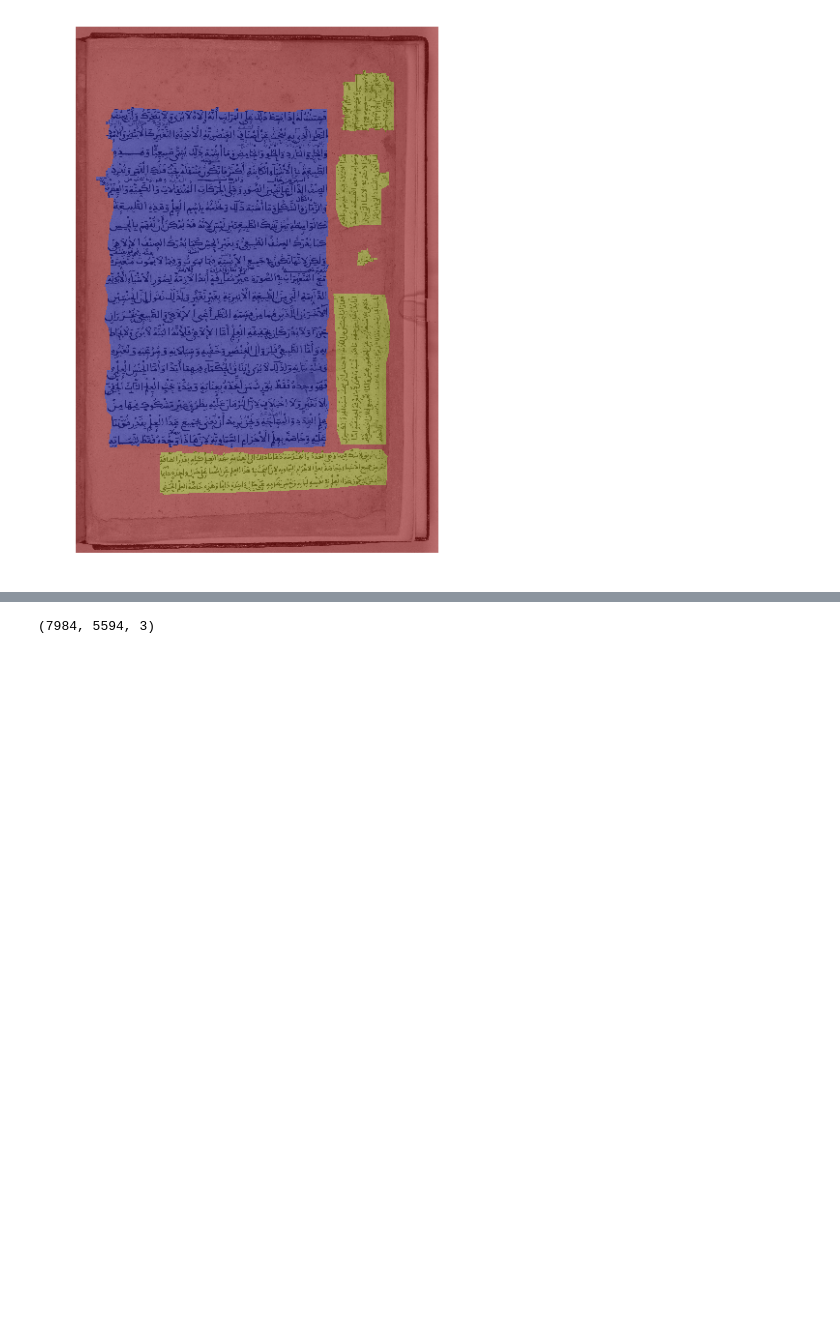
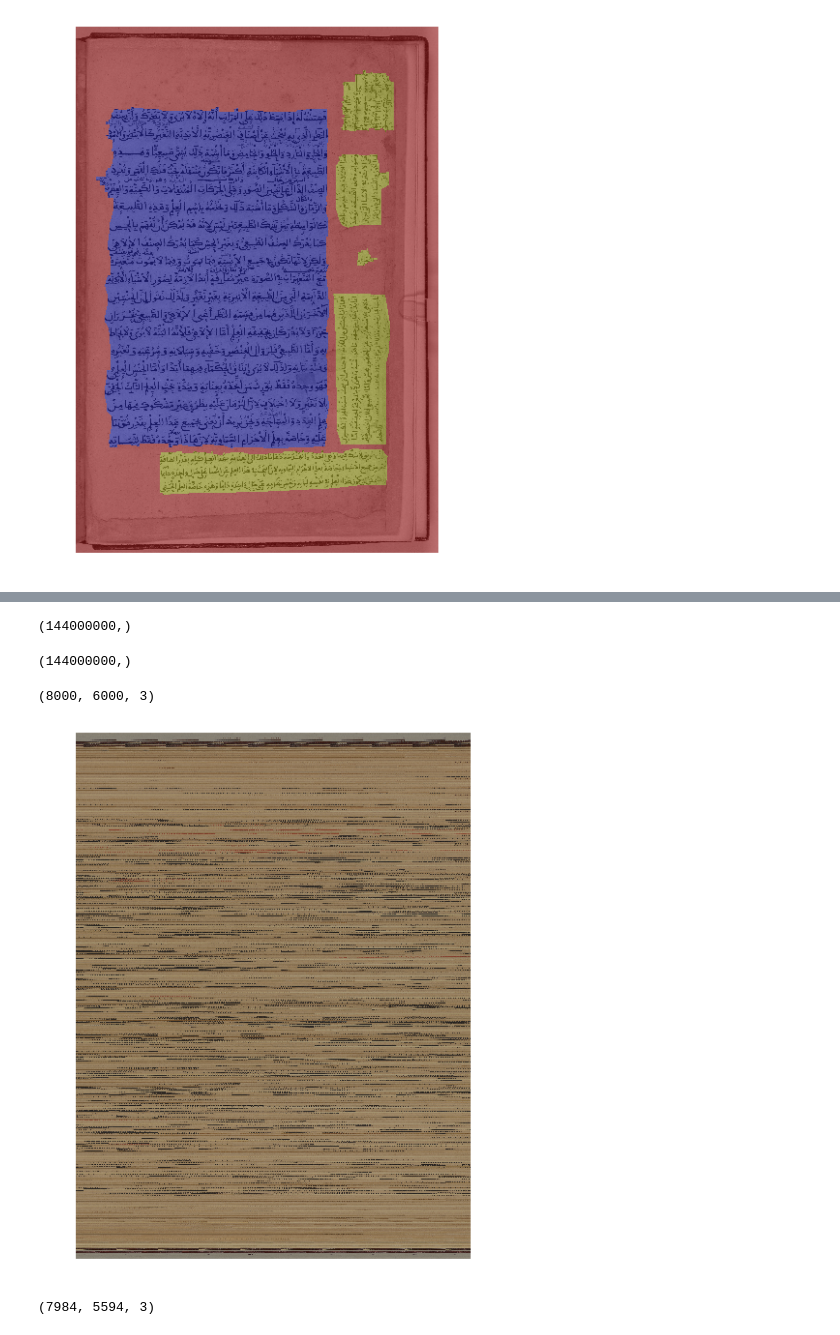
Before and after one commit to oasis789/RASM2018, a Jupyter notebook: code/Creating Patches.ipynb, the cells around one changed output, grey strips where cells are left out. Cells and saved outputs as stored; diff of their text form; code cells hidden in the pictures; blank space fills up the shorter version.

```diff
--- a/code/Creating Patches.ipynb
+++ b/code/Creating Patches.ipynb
@@ -27,0 +29,2 @@ from skimage.util import view_as_blocks
+# %%
+image = resize(image, (8000, 6000, 3))
@@ -27,0 +35,2 @@ from skimage.util import view_as_blocks
+# %%
+blocked = view_as_blocks(image, block_shape=(25, 25, 3))
@@ -27,0 +43,8 @@ from skimage.util import view_as_blocks
+# %%
+np.ravel(image).shape
+# %% [output]
+(144000000,)
+# %%
+np.ravel(blocked).shape
+# %% [output]
+(144000000,)
@@ -28,3 +53,11 @@ from skimage.util import view_as_blocks
+# %%
+l.shape
+# %% [output]
+(8000, 6000, 3)
+# %%
+plot_image(np.reshape(np.ravel(blocked), (8000, 6000, 3)))
+# %% [output]
+[figure, added]
 # %%
 from skimage.util import crop
 # %%
```
Also changed, not shown: parts of 6 cells of this notebook, 2 other files.
